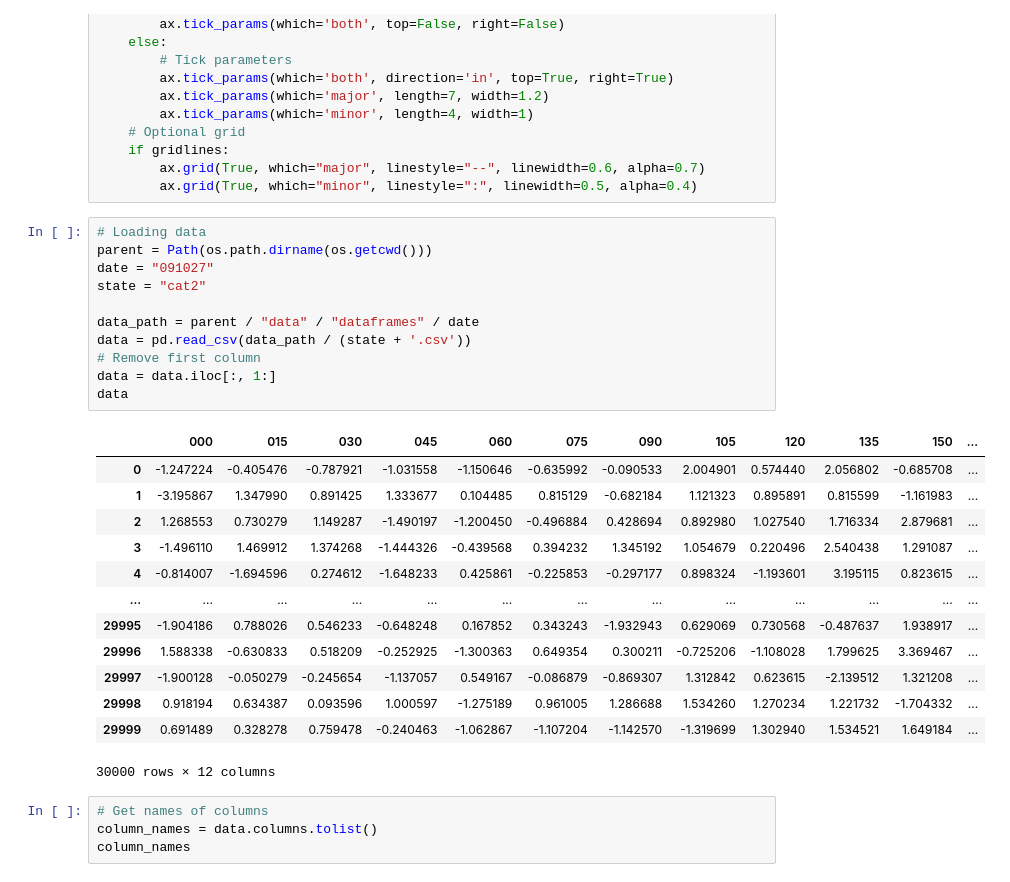
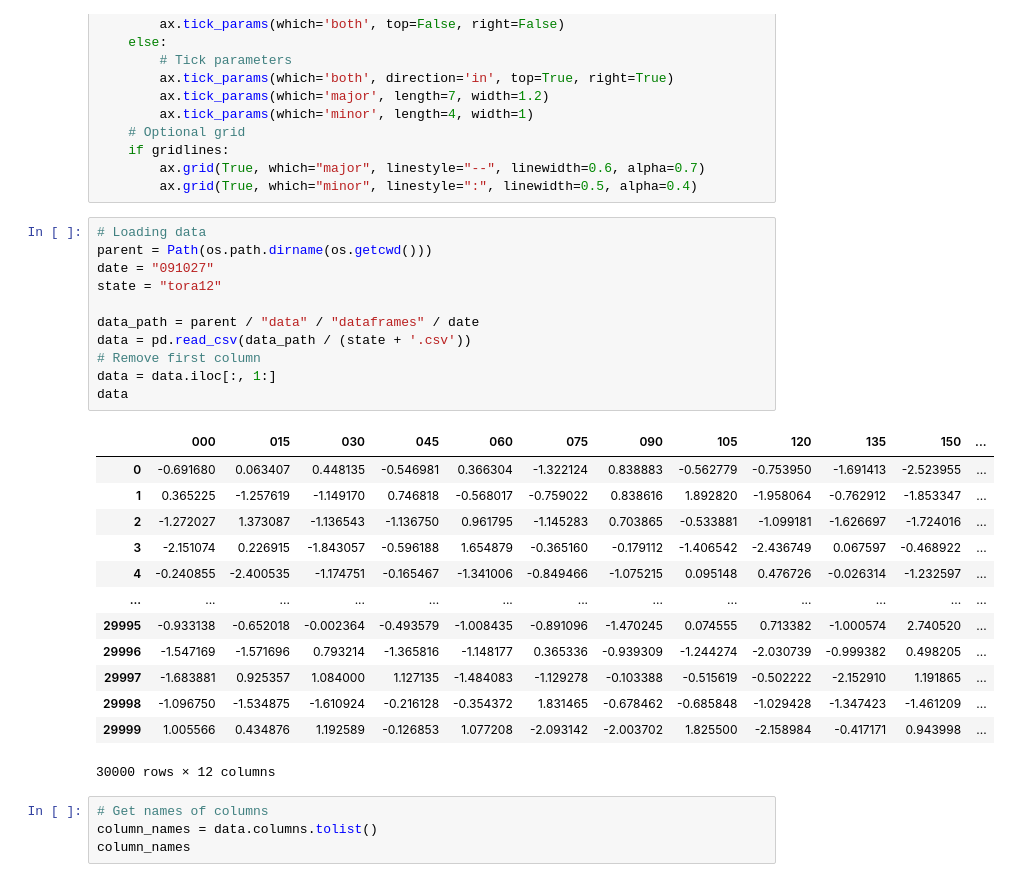
Before and after one commit to ThomasRavnborg/Homodyne-Tomography, a Jupyter notebook: code/MLE.ipynb, the cells around one changed output. Cells and saved outputs as stored; diff of their text form.

```diff
--- a/code/MLE.ipynb
+++ b/code/MLE.ipynb
@@ -56,27 +56,27 @@ def PlotSettings(ax, gridlines=False, minimalist=False):
 # %%
 # Loading data
 parent = Path(os.path.dirname(os.getcwd()))
 date = "091027"
-state = "cat2"
+state = "tora12"
 
 data_path = parent / "data" / "dataframes" / date
 data = pd.read_csv(data_path / (state + '.csv'))
 # Remove first column
 data = data.iloc[:, 1:]
 data
 # %% [output]
 |  | 000 | 015 | 030 | 045 | 060 | 075 | 090 | 105 | 120 | 135 | 150 | ... |
-| 0 | -1.247224 | -0.405476 | -0.787921 | -1.031558 | -1.150646 | -0.635992 | -0.090533 | 2.004901 | 0.574440 | 2.056802 | -0.685708 | ... |
-| 1 | -3.195867 | 1.347990 | 0.891425 | 1.333677 | 0.104485 | 0.815129 | -0.682184 | 1.121323 | 0.895891 | 0.815599 | -1.161983 | ... |
-| 2 | 1.268553 | 0.730279 | 1.149287 | -1.490197 | -1.200450 | -0.496884 | 0.428694 | 0.892980 | 1.027540 | 1.716334 | 2.879681 | ... |
-| 3 | -1.496110 | 1.469912 | 1.374268 | -1.444326 | -0.439568 | 0.394232 | 1.345192 | 1.054679 | 0.220496 | 2.540438 | 1.291087 | ... |
-| 4 | -0.814007 | -1.694596 | 0.274612 | -1.648233 | 0.425861 | -0.225853 | -0.297177 | 0.898324 | -1.193601 | 3.195115 | 0.823615 | ... |
+| 0 | -0.691680 | 0.063407 | 0.448135 | -0.546981 | 0.366304 | -1.322124 | 0.838883 | -0.562779 | -0.753950 | -1.691413 | -2.523955 | ... |
+| 1 | 0.365225 | -1.257619 | -1.149170 | 0.746818 | -0.568017 | -0.759022 | 0.838616 | 1.892820 | -1.958064 | -0.762912 | -1.853347 | ... |
+| 2 | -1.272027 | 1.373087 | -1.136543 | -1.136750 | 0.961795 | -1.145283 | 0.703865 | -0.533881 | -1.099181 | -1.626697 | -1.724016 | ... |
+| 3 | -2.151074 | 0.226915 | -1.843057 | -0.596188 | 1.654879 | -0.365160 | -0.179112 | -1.406542 | -2.436749 | 0.067597 | -0.468922 | ... |
+| 4 | -0.240855 | -2.400535 | -1.174751 | -0.165467 | -1.341006 | -0.849466 | -1.075215 | 0.095148 | 0.476726 | -0.026314 | -1.232597 | ... |
 | ... | ... | ... | ... | ... | ... | ... | ... | ... | ... | ... | ... | ... |
-| 29995 | -1.904186 | 0.788026 | 0.546233 | -0.648248 | 0.167852 | 0.343243 | -1.932943 | 0.629069 | 0.730568 | -0.487637 | 1.938917 | ... |
-| 29996 | 1.588338 | -0.630833 | 0.518209 | -0.252925 | -1.300363 | 0.649354 | 0.300211 | -0.725206 | -1.108028 | 1.799625 | 3.369467 | ... |
-| 29997 | -1.900128 | -0.050279 | -0.245654 | -1.137057 | 0.549167 | -0.086879 | -0.869307 | 1.312842 | 0.623615 | -2.139512 | 1.321208 | ... |
-| 29998 | 0.918194 | 0.634387 | 0.093596 | 1.000597 | -1.275189 | 0.961005 | 1.286688 | 1.534260 | 1.270234 | 1.221732 | -1.704332 | ... |
-| 29999 | 0.691489 | 0.328278 | 0.759478 | -0.240463 | -1.062867 | -1.107204 | -1.142570 | -1.319699 | 1.302940 | 1.534521 | 1.649184 | ... |
+| 29995 | -0.933138 | -0.652018 | -0.002364 | -0.493579 | -1.008435 | -0.891096 | -1.470245 | 0.074555 | 0.713382 | -1.000574 | 2.740520 | ... |
+| 29996 | -1.547169 | -1.571696 | 0.793214 | -1.365816 | -1.148177 | 0.365336 | -0.939309 | -1.244274 | -2.030739 | -0.999382 | 0.498205 | ... |
+| 29997 | -1.683881 | 0.925357 | 1.084000 | 1.127135 | -1.484083 | -1.129278 | -0.103388 | -0.515619 | -0.502222 | -2.152910 | 1.191865 | ... |
+| 29998 | -1.096750 | -1.534875 | -1.610924 | -0.216128 | -0.354372 | 1.831465 | -0.678462 | -0.685848 | -1.029428 | -1.347423 | -1.461209 | ... |
+| 29999 | 1.005566 | 0.434876 | 1.192589 | -0.126853 | 1.077208 | -2.093142 | -2.003702 | 1.825500 | -2.158984 | -0.417171 | 0.943998 | ... |
 30000 rows × 12 columns
 # %%
 # Get names of columns
```
Also changed, not shown: parts of 5 cells of this notebook, 1 other file.
